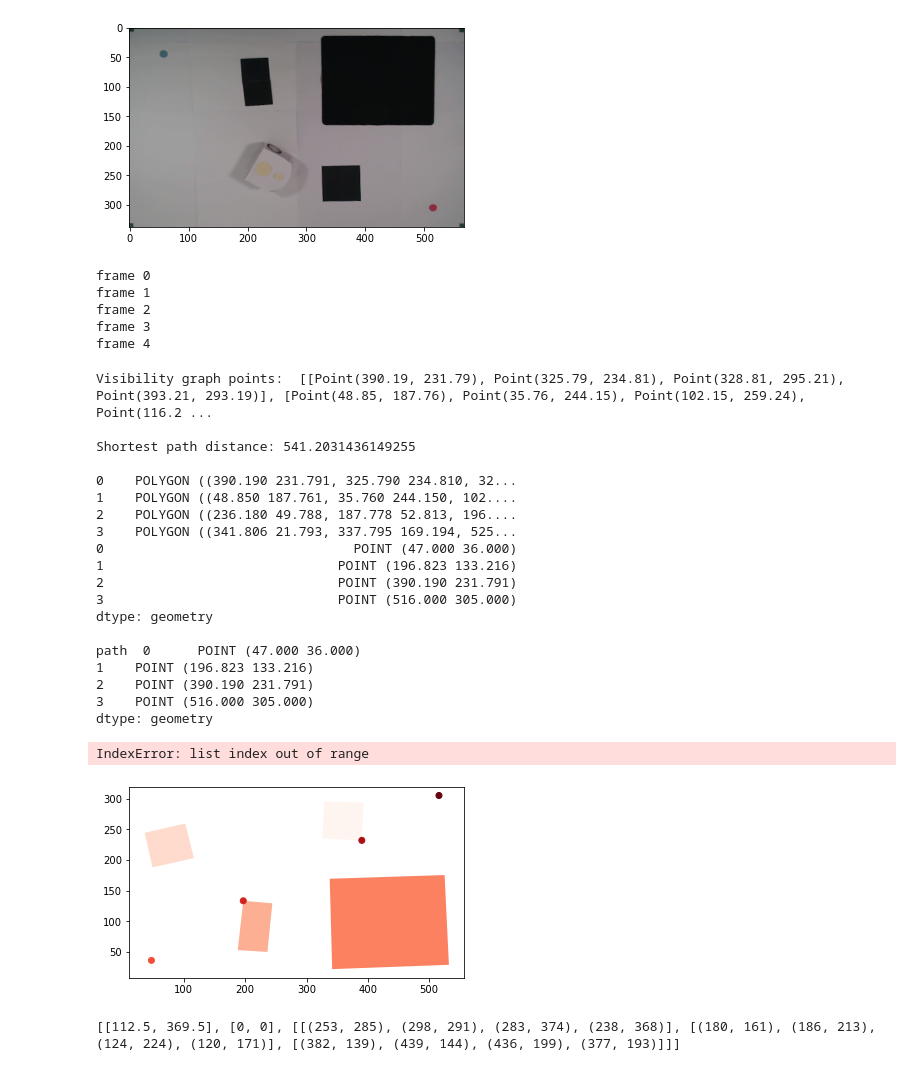
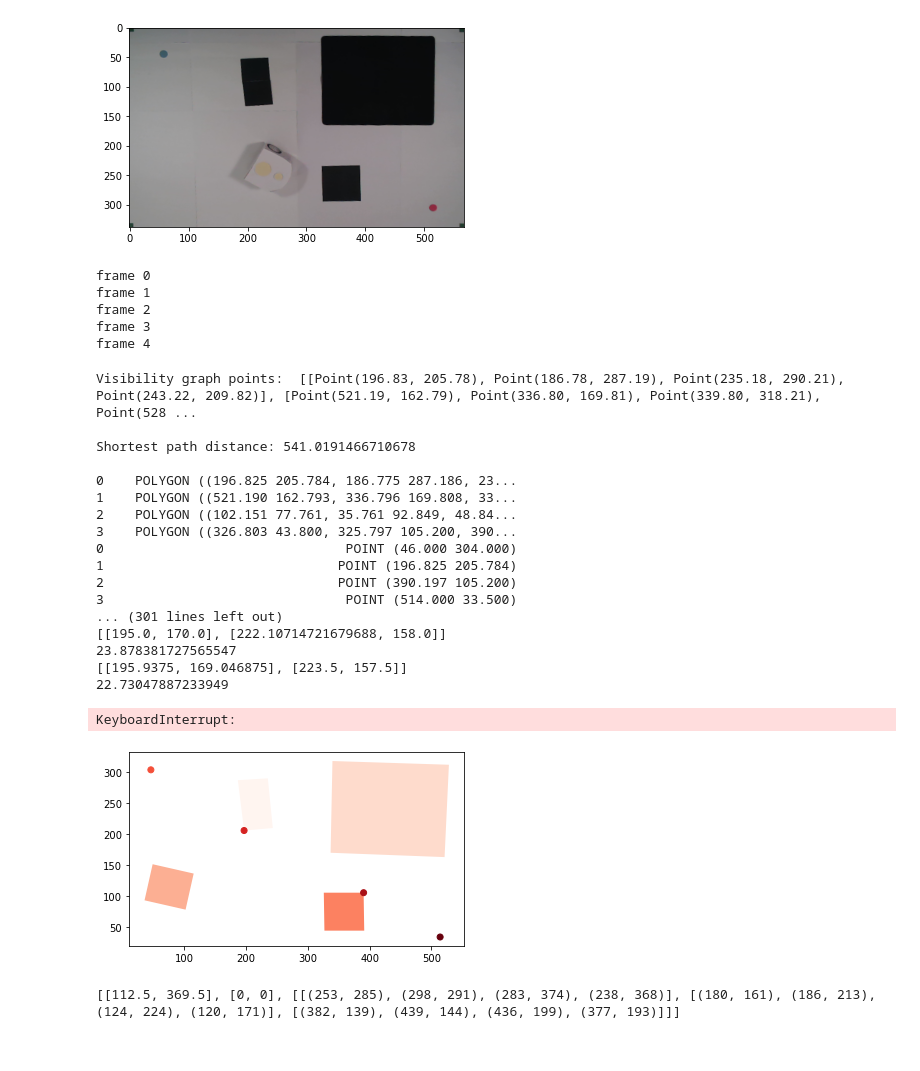
Before and after one commit to theoh-io/EPFL_MobileRobotics_2021, a Jupyter notebook: assembling vision and control.ipynb, the cells around one changed output. Saved outputs shown, nothing was run; the diff lists cells and outputs as text; code cells hidden in the pictures.

```diff
--- a/assembling vision and control.ipynb
+++ b/assembling vision and control.ipynb
@@ -173,60 +171,61 @@ margin = 0.2
 while (cap.isOpened()):
     _, frame = cap.read()
     img = cv2.cvtColor(frame, cv2.COLOR_BGR2RGB)
-    img= cv2.flip(img, 0)
+    #img= cv2.flip(img, 0)
     final=vis.img_calibration(img)
     if(state==0):
         init=initialisation(final)
         path=glob.global_pathplanning(init[0],init[1],init[2],margin)
         state=1
     if state==1:
-        pos_thym=vis.detectionThymio(final)
+        pos_thym=vis.detectThymio(final)[0]
         angle_thym=vis.directionThymio(final)
         print(pos_thym)
         print(angle_thym)
+        y = [50,50]
+        ctrl.set_motors(y[0],y[1],node)
+
         #ctrl.astolfi(pos_thym,init[1],angle_thym,node)
         #print("sorti")
         #delta=np.subtract(path[1],thym[0])
         #pho=np.sqrt(np.sum(np.square(delta)))
         #print(pho)
         #ctrl.stopmotors(node)
         #if(pho < )
             #state=2
     if state==2:
         break
     cv2.imshow("results", final)
     if cv2.waitKey(1) & 0xFF ==ord('q'):
         break
 
 cap.release()
 cv2.destroyAllWindows()
 # %% [output]
 frame 0
 frame 1
 frame 2
 frame 3
 frame 4
-Visibility graph points:  [[Point(390.19, 231.79), Point(325.79, 234.81), Point(328.81, 295.21), Point(393.21, 293.19)], [Point(48.85, 187.76), Point(35.76, 244.15), Point(102.15, 259.24), Point(116.2 ...
+Visibility graph points:  [[Point(196.83, 205.78), Point(186.78, 287.19), Point(235.18, 290.21), Point(243.22, 209.82)], [Point(521.19, 162.79), Point(336.80, 169.81), Point(339.80, 318.21), Point(528 ...
 
-Shortest path distance: 541.2031436149255
+Shortest path distance: 541.0191466710678
 
-0    POLYGON ((390.190 231.791, 325.790 234.810, 32...
-1    POLYGON ((48.850 187.761, 35.760 244.150, 102....
-2    POLYGON ((236.180 49.788, 187.778 52.813, 196....
-3    POLYGON ((341.806 21.793, 337.795 169.194, 525...
-0                                POINT (47.000 36.000)
-1                              POINT (196.823 133.216)
-2                              POINT (390.190 231.791)
-3                              POINT (516.000 305.000)
-dtype: geometry
-
-path  0      POINT (47.000 36.000)
-1    POINT (196.823 133.216)
-2    POINT (390.190 231.791)
-3    POINT (516.000 305.000)
-dtype: geometry
+0    POLYGON ((196.825 205.784, 186.775 287.186, 23...
+1    POLYGON ((521.190 162.793, 336.796 169.808, 33...
+2    POLYGON ((102.151 77.761, 35.761 92.849, 48.84...
+3    POLYGON ((326.803 43.800, 325.797 105.200, 390...
+0                               POINT (46.000 304.000)
+1                              POINT (196.825 205.784)
+2                              POINT (390.197 105.200)
+3                               POINT (514.000 33.500)
+... (301 lines left out)
+[[195.0, 170.0], [222.10714721679688, 158.0]]
+23.878381727565547
+[[195.9375, 169.046875], [223.5, 157.5]]
+22.73047887233949
-IndexError: list index out of range
+KeyboardInterrupt:
-[figure, old version]
+[figure, new version]
 # %%
 ctrl.stopmotors(node)
 # %%
```
Also changed, not shown: parts of 1 cell of this notebook, 1 other file.
